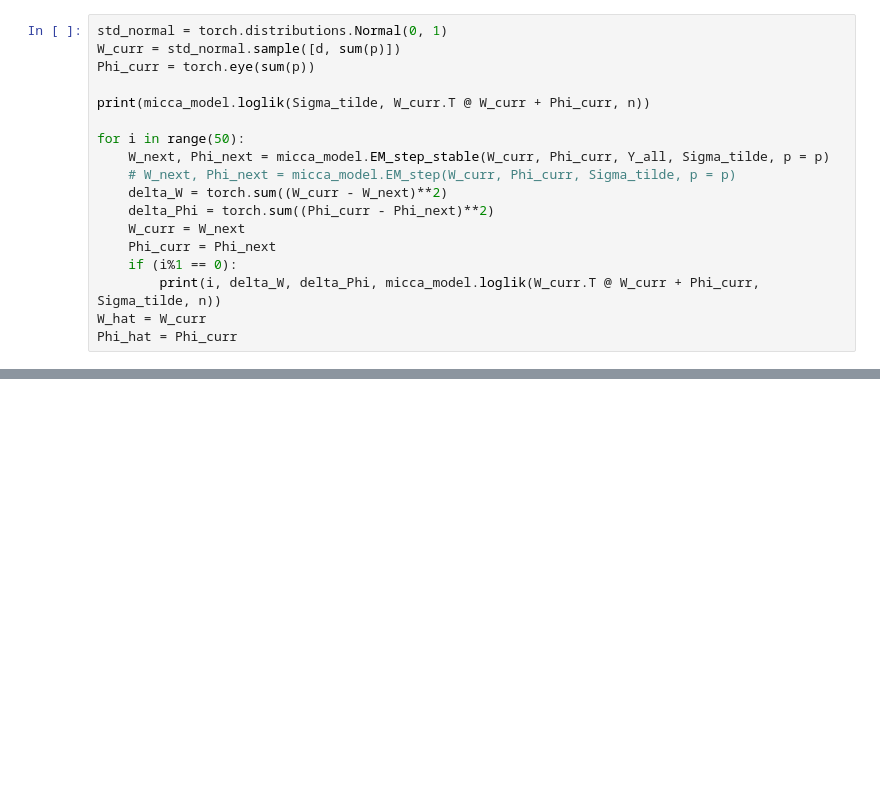
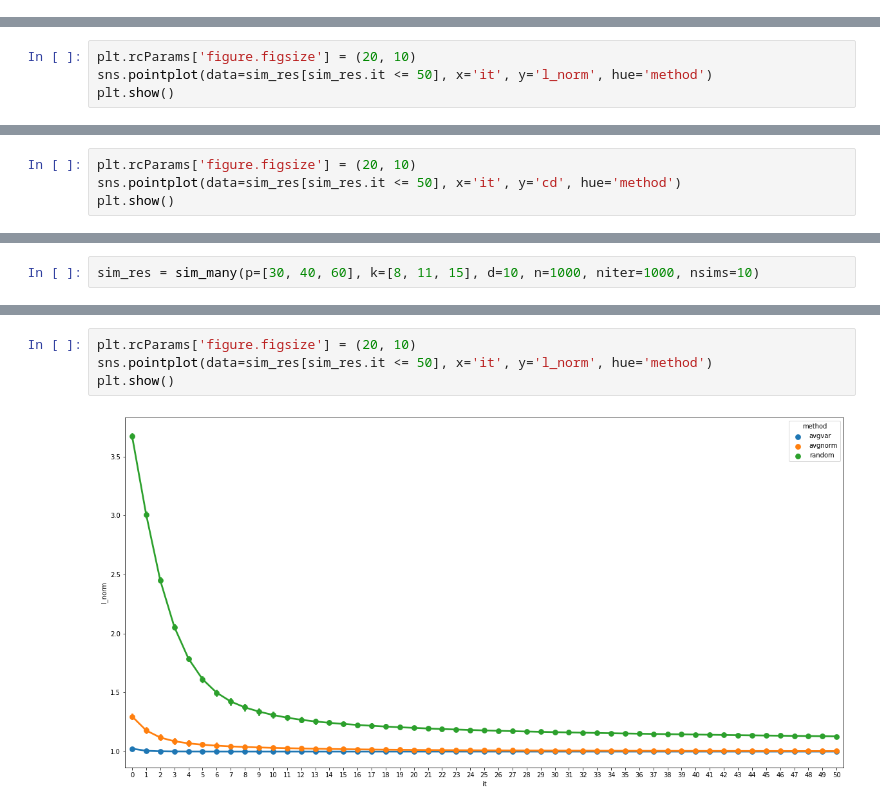
Before and after one commit to collinwa/MCFA, a Jupyter notebook: development_notebooks/initialization_and_convergence.ipynb, the cells around one changed output, grey strips where cells are left out. Drawn from its saved outputs; the diff is of its cells as text; blank space fills up the shorter version.

```diff
--- a/development_notebooks/initialization_and_convergence.ipynb
+++ b/development_notebooks/initialization_and_convergence.ipynb
@@ -183,18 +0,0 @@ Phi_hat = Phi_curr
-# %%
-std_normal = torch.distributions.Normal(0, 1)
-W_curr = std_normal.sample([d, sum(p)])
-Phi_curr = torch.eye(sum(p))
-
-print(micca_model.loglik(Sigma_tilde, W_curr.T @ W_curr + Phi_curr, n))
-
-for i in range(50):
-    W_next, Phi_next = micca_model.EM_step_stable(W_curr, Phi_curr, Y_all, Sigma_tilde, p = p)
-    # W_next, Phi_next = micca_model.EM_step(W_curr, Phi_curr, Sigma_tilde, p = p)
-    delta_W = torch.sum((W_curr - W_next)**2)
-    delta_Phi = torch.sum((Phi_curr - Phi_next)**2)
-    W_curr = W_next
-    Phi_curr = Phi_next
-    if (i%1 == 0):
-        print(i, delta_W, delta_Phi, micca_model.loglik(W_curr.T @ W_curr + Phi_curr, Sigma_tilde, n))
-W_hat = W_curr
-Phi_hat = Phi_curr
@@ -761,0 +77,4 @@ tensor([[3.5946, 0.5210],
+# %%
+plt.rcParams['figure.figsize'] = (20, 10)
+sns.pointplot(data=sim_res[sim_res.it <= 50], x='it', y='l_norm', hue='method')
+plt.show()
@@ -761,0 +83,4 @@ tensor([[3.5946, 0.5210],
+# %%
+plt.rcParams['figure.figsize'] = (20, 10)
+sns.pointplot(data=sim_res[sim_res.it <= 50], x='it', y='cd', hue='method')
+plt.show()
@@ -761,0 +89,2 @@ tensor([[3.5946, 0.5210],
+# %%
+sim_res = sim_many(p=[30, 40, 60], k=[8, 11, 15], d=10, n=1000, niter=1000, nsims=10)
@@ -761,0 +120,6 @@ tensor([[3.5946, 0.5210],
+# %%
+plt.rcParams['figure.figsize'] = (20, 10)
+sns.pointplot(data=sim_res[sim_res.it <= 50], x='it', y='l_norm', hue='method')
+plt.show()
+# %% [output]
+[figure, added]
```
Also changed, not shown: parts of 55 cells of this notebook.
